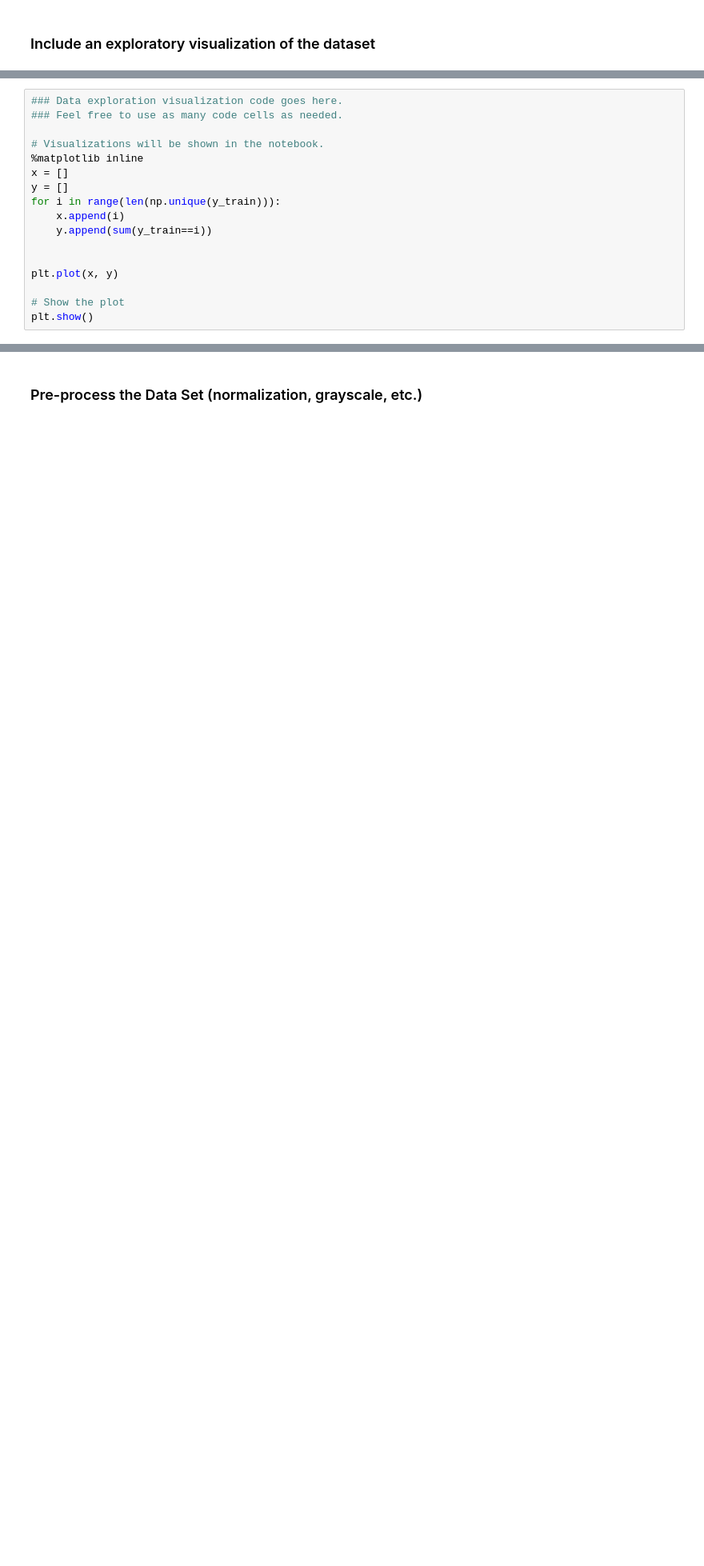
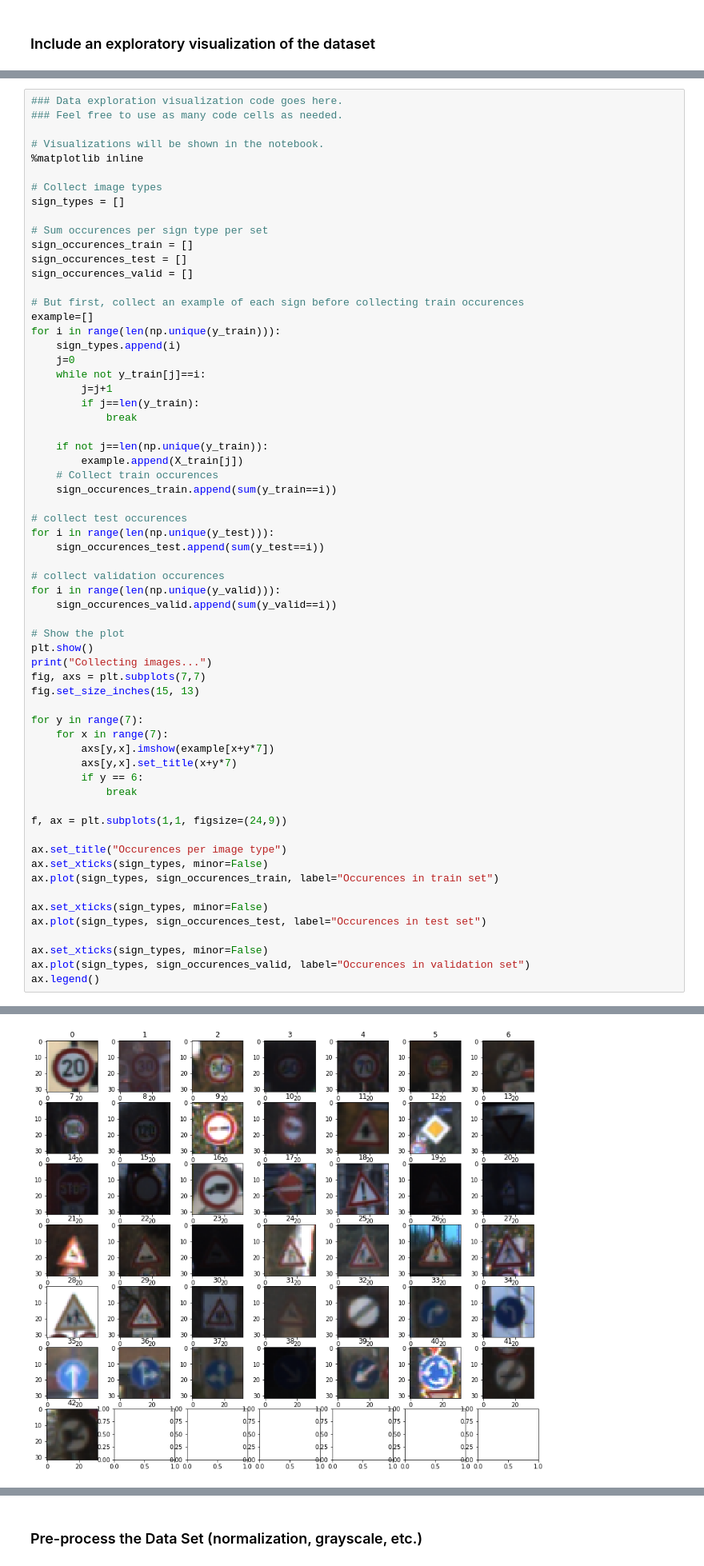
Before and after one commit to balinth0rvath/CarND-Traffic-Sign-Classifier, a Jupyter notebook: Traffic_Sign_Classifier.ipynb, the cells around one changed output, grey strips where cells are left out. Shown at 80% size. Cells and saved outputs as stored; diff of their text form; blank space fills up the shorter version.

Commit message:
Create visualization of each sign, and occurences in sets

```diff
--- a/Traffic_Sign_Classifier.ipynb
+++ b/Traffic_Sign_Classifier.ipynb
@@ -96,20 +96,3 @@ Visualize the German Traffic Signs Dataset using the pickled file(s). This is op
 The [Matplotlib](http://matplotlib.org/) [examples](http://matplotlib.org/examples/index.html) and [gallery](http://matplotlib.org/gallery.html) pages are a great resource for doing visualizations in Python.
 
 **NOTE:** It's recommended you start with something simple first. If you wish to do more, come back to it after you've completed the rest of the sections. It can be interesting to look at the distribution of classes in the training, validation and test set. Is the distribution the same? Are there more examples of some classes than others?
-# %%
-### Data exploration visualization code goes here.
-### Feel free to use as many code cells as needed.
-
-# Visualizations will be shown in the notebook.
-%matplotlib inline
-x = []
-y = []
-for i in range(len(np.unique(y_train))):
-    x.append(i)
-    y.append(sum(y_train==i))
-
-
-plt.plot(x, y)
-
-# Show the plot
-plt.show()
@@ -117,0 +99,64 @@ plt.show()
+# %%
+### Data exploration visualization code goes here.
+### Feel free to use as many code cells as needed.
+
+# Visualizations will be shown in the notebook.
+%matplotlib inline
+
+# Collect image types
+sign_types = []
+
+# Sum occurences per sign type per set
+sign_occurences_train = []
+sign_occurences_test = []
+sign_occurences_valid = []
+
+# But first, collect an example of each sign before collecting train occurences
+example=[]
+for i in range(len(np.unique(y_train))):
+    sign_types.append(i)
+    j=0
+    while not y_train[j]==i:
+        j=j+1
+        if j==len(y_train):
+            break
+
+    if not j==len(np.unique(y_train)):
+        example.append(X_train[j])
+    # Collect train occurences
+    sign_occurences_train.append(sum(y_train==i))
+
+# collect test occurences
+for i in range(len(np.unique(y_test))):
+    sign_occurences_test.append(sum(y_test==i))
+
+# collect validation occurences
+for i in range(len(np.unique(y_valid))):
+    sign_occurences_valid.append(sum(y_valid==i))
+
+# Show the plot
+plt.show()
+print("Collecting images...")
+fig, axs = plt.subplots(7,7)
+fig.set_size_inches(15, 13)
+
+for y in range(7):
+    for x in range(7):
+        axs[y,x].imshow(example[x+y*7])
+        axs[y,x].set_title(x+y*7)
+        if y == 6:
+            break
+
+f, ax = plt.subplots(1,1, figsize=(24,9))
+
+ax.set_title("Occurences per image type")
+ax.set_xticks(sign_types, minor=False)
+ax.plot(sign_types, sign_occurences_train, label="Occurences in train set")
+
+ax.set_xticks(sign_types, minor=False)
+ax.plot(sign_types, sign_occurences_test, label="Occurences in test set")
+
+ax.set_xticks(sign_types, minor=False)
+ax.plot(sign_types, sign_occurences_valid, label="Occurences in validation set")
+ax.legend()
+# %% [output]
@@ -117,0 +165 @@ plt.show()
+[figure, added]
```
Also changed, not shown: parts of 2 cells of this notebook.
